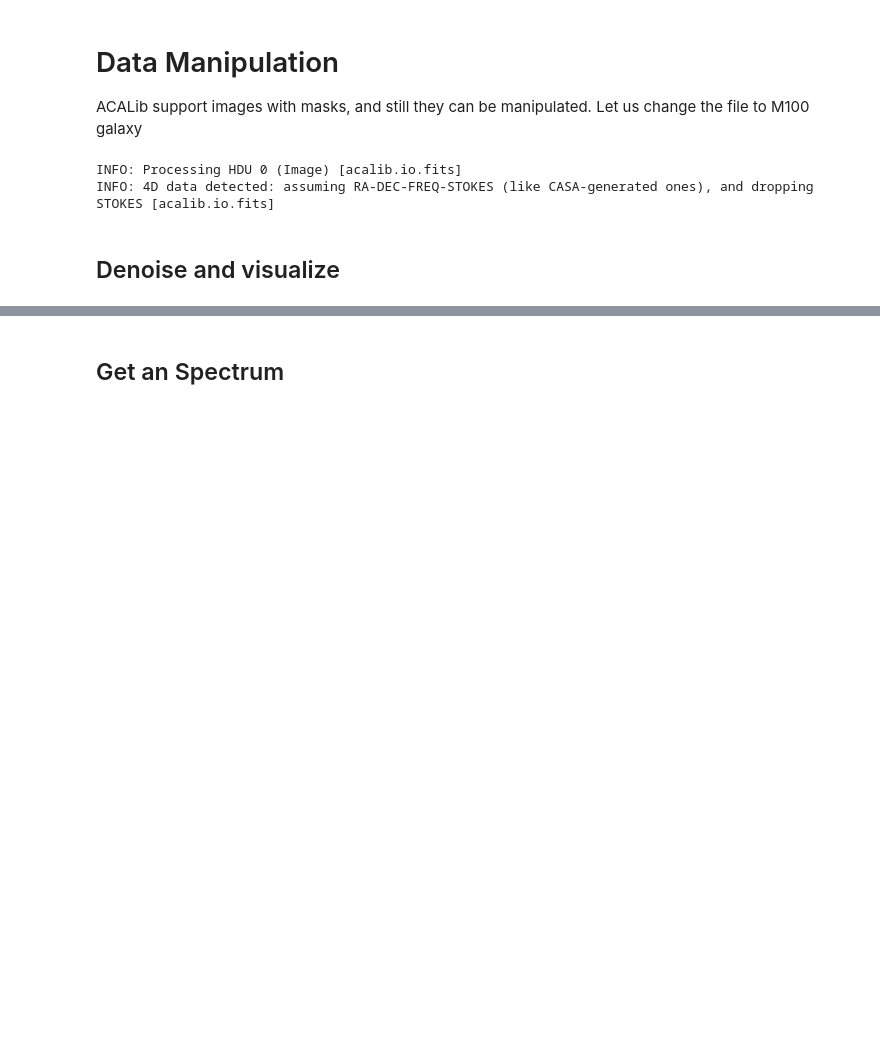
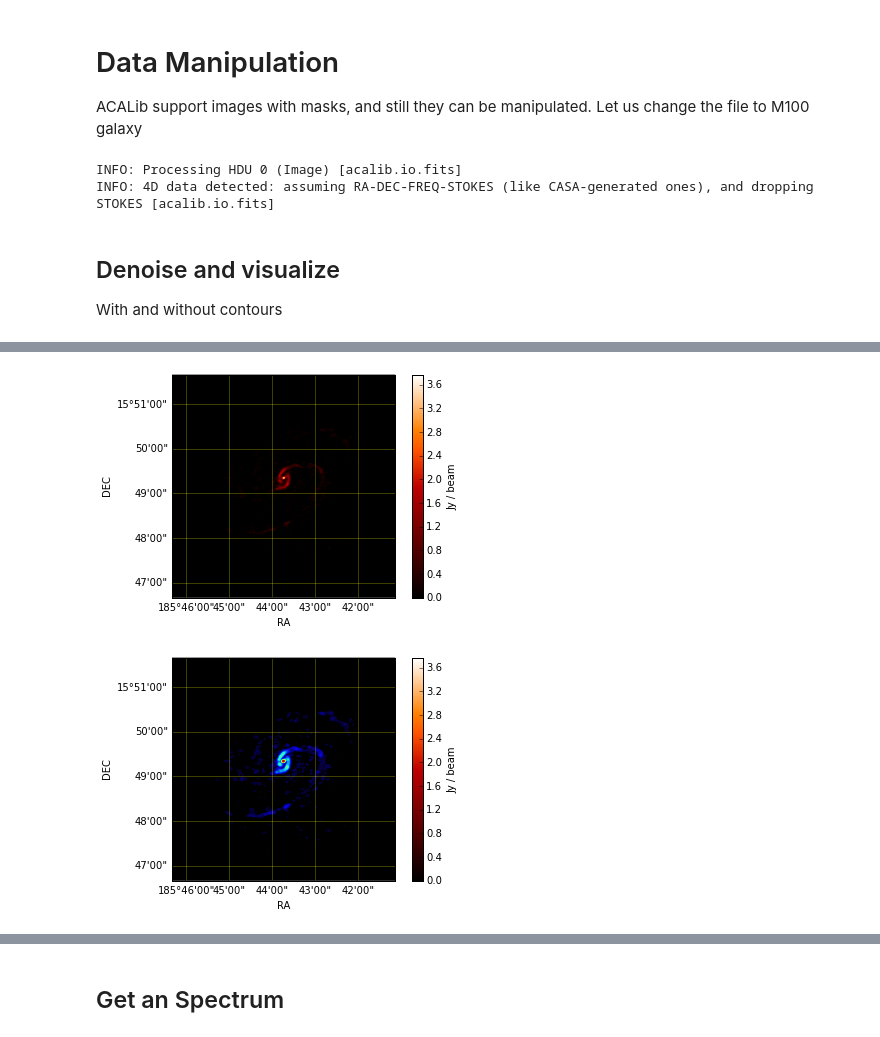
Before and after one commit to ChileanVirtualObservatory/acalib, a Jupyter notebook: notebooks/ACALib FONDEF.ipynb, the cells around one changed output, grey strips where cells are left out. Saved outputs shown, nothing was run; the diff lists cells and outputs as text; code cells hidden in the pictures; blank space fills up the shorter version.

```diff
--- a/notebooks/ACALib FONDEF.ipynb
+++ b/notebooks/ACALib FONDEF.ipynb
@@ -125,13 +112,11 @@ INFO: Processing HDU 0 (Image) [acalib.io.fits]
 INFO: 4D data detected: assuming RA-DEC-FREQ-STOKES (like CASA-generated ones), and dropping STOKES [acalib.io.fits]
 # %% [markdown]
 ## Denoise and visualize
+With and without contours
 # %%
-ms = estimate_rms(M100)
-M100 = denoise(M100,threshold=2.0*rms
+rms  = estimate_rms(M100)
+M100 = denoise(M100,threshold=2.0*rms)
 #visualize(M100,contour=True)
-
 visualize(moment0(M100))
-print "Rest Freq =",M100.wcs.wcs.restfrq
-visualize(moment1(M100))
-visualize(moment1(M100,restfrq=1.1465e+11))
+visualize(moment0(M100),contour=True)
 # %% [output]
@@ -138,0 +123,2 @@ SyntaxError: invalid syntax (<ipython-input-10-c326d440ff47>, line 5)
+[figure, added]
+[figure, added]
```
Also changed, not shown: parts of 30 cells of this notebook, 5 other files.
